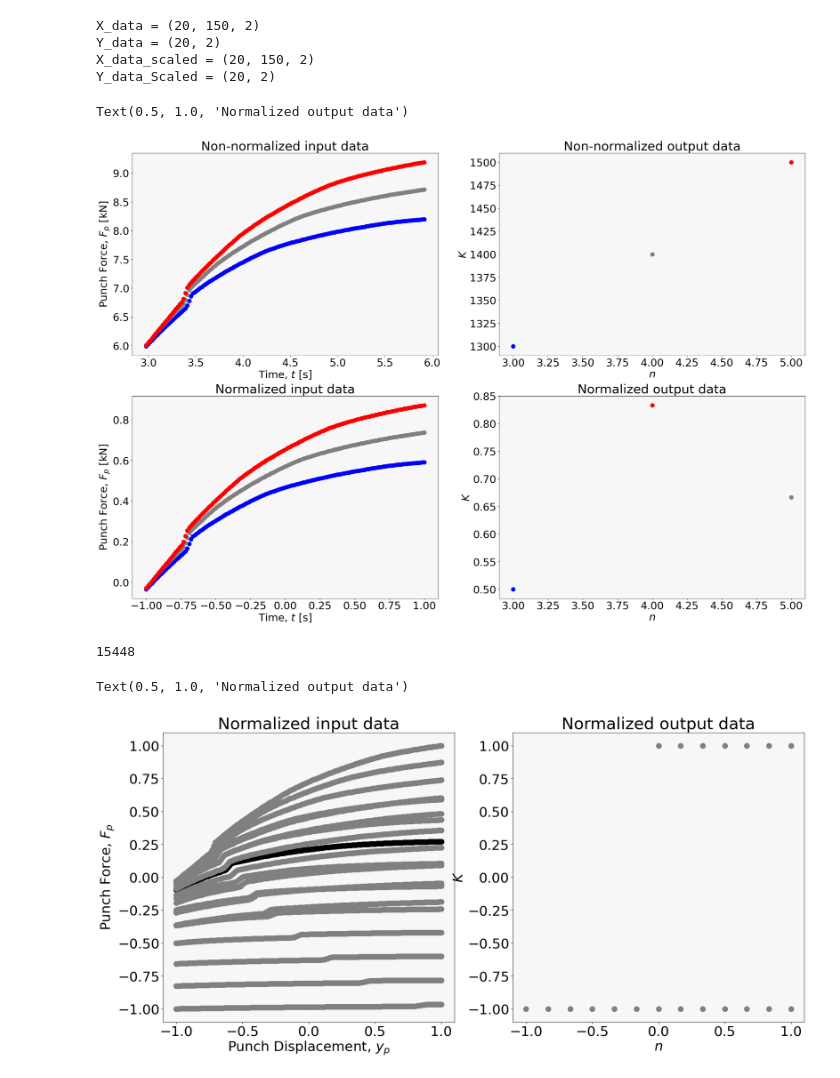
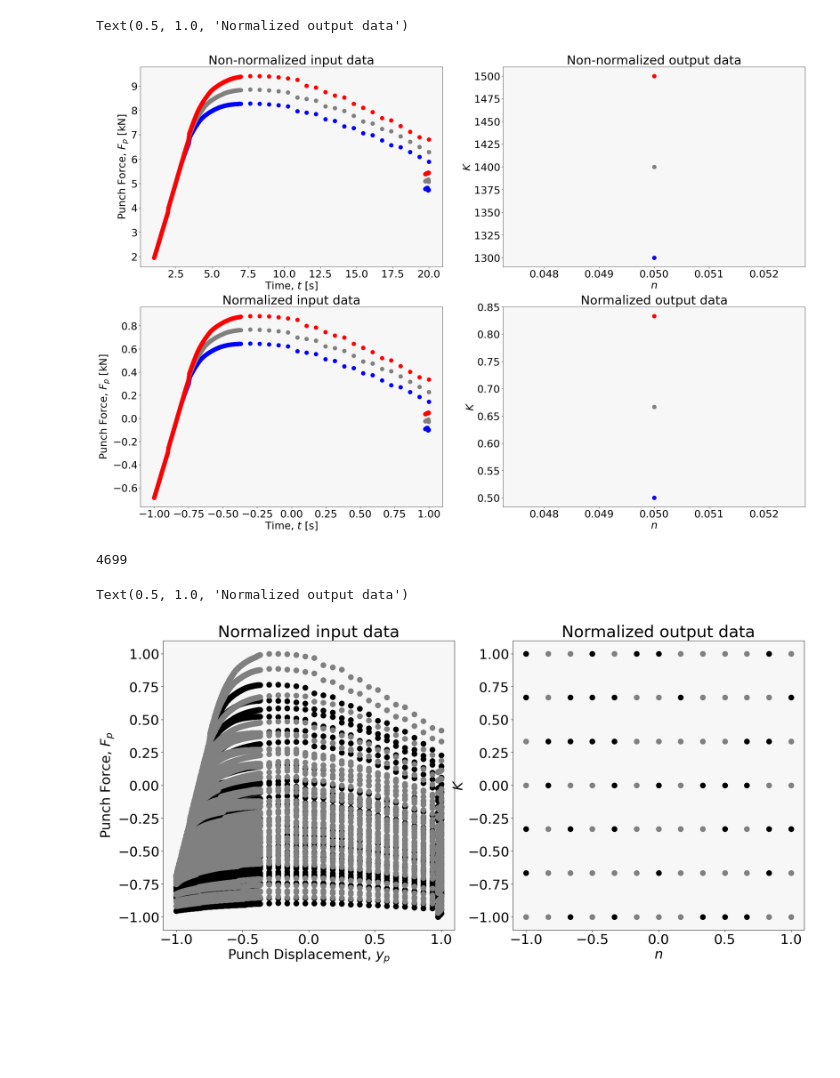
Before and after one commit to DaJaCruz/PhD, a Jupyter notebook: RNN_many2one_StackedLSTM_2Var.ipynb, the cells around one changed output. Drawn from its saved outputs; the diff is of its cells as text; code cells hidden in the pictures; blank space fills up the shorter version.

```diff
--- a/RNN_many2one_StackedLSTM_2Var.ipynb
+++ b/RNN_many2one_StackedLSTM_2Var.ipynb
@@ -70,8 +73,8 @@ Y_data_shaped = Y_data_unique_sorted
 # %%
 #Select the number of cases used
 n_cases = 91
-time_step_1 = 150
-time_step_2 = 300
+time_step_1 = 50
+time_step_2 = 400
 n_timesteps = time_step_2-time_step_1
 total_n_points= n_cases*n_timesteps
 X_data = X_data_shaped[:n_cases, time_step_1:time_step_2, :]
@@ -106,14 +109,9 @@ X_data_scaled = X_data_scaled_shaped.reshape((n_cases, n_timesteps, 2))
 Y_data_scaled = Y_data_scaled_shaped
 # %%
 print('X_data =', X_data.shape)
-print('Y_data =', Y_data.shape)
+print('Y_data =', Y_data)
 print('X_data_scaled =', X_data_scaled.shape)
-print('Y_data_Scaled =', Y_data_scaled.shape)
+print('Y_data_Scaled =', Y_data_scaled)
-# %% [output]
-X_data = (20, 150, 2)
-Y_data = (20, 2)
-X_data_scaled = (20, 150, 2)
-Y_data_Scaled = (20, 2)
 # %%
 #Plots with normalized and Non-normalized inputs
 fig_ANN, ((ax1_ANN, ax2_ANN), (ax3_ANN, ax4_ANN)) = plt.subplots(nrows=2, ncols=2, figsize=(30, 20))
@@ -136,9 +134,9 @@ ax1_ANN.set_title('Non-normalized input data')
 # ax1_ANN.set_xlim([0, 20])
 
 # K-n Points
-ax2_ANN.plot(Case_1, Y_data[Case_1,0], 'o', markersize=10, color='blue') # show normalized training data
-ax2_ANN.plot(Case_2, Y_data[Case_2,0], 'o', markersize=10, color='gray') # show normalized training data
-ax2_ANN.plot(Case_3, Y_data[Case_3,0], 'o', markersize=10, color='red') # show normalized training data
+ax2_ANN.plot(Y_data[Case_1,1], Y_data[Case_1,0], 'o', markersize=10, color='blue') # show normalized training data
+ax2_ANN.plot(Y_data[Case_2,1], Y_data[Case_2,0], 'o', markersize=10, color='gray') # show normalized training data
+ax2_ANN.plot(Y_data[Case_3,1], Y_data[Case_3,0], 'o', markersize=10, color='red') # show normalized training data
 ax2_ANN.set_ylabel('$K$')
 ax2_ANN.set_xlabel('$n$')
 ax2_ANN.set_title('Non-normalized output data')
@@ -159,9 +157,9 @@ ax3_ANN.set_title('Normalized input data')
 # ax3_ANN.set_xlim([-1, 1])
 
 # K-n Points
-ax4_ANN.plot(Case_1, Y_data_scaled[Case_1,0], 'o', markersize=10, color='blue') # show normalized training data
-ax4_ANN.plot(Case_3, Y_data_scaled[Case_2,0], 'o', markersize=10, color='gray') # show normalized training data
-ax4_ANN.plot(Case_2, Y_data_scaled[Case_3,0], 'o', markersize=10, color='red') # show normalized training data
+ax4_ANN.plot(Y_data[Case_1,1], Y_data_scaled[Case_1,0], 'o', markersize=10, color='blue') # show normalized training data
+ax4_ANN.plot(Y_data[Case_2,1], Y_data_scaled[Case_2,0], 'o', markersize=10, color='gray') # show normalized training data
+ax4_ANN.plot(Y_data[Case_3,1], Y_data_scaled[Case_3,0], 'o', markersize=10, color='red') # show normalized training data
 ax4_ANN.set_ylabel('$K$')
 ax4_ANN.set_xlabel('$n$')
 ax4_ANN.set_title('Normalized output data')
@@ -175,17 +173,17 @@ ax4_ANN.set_title('Normalized output data')
 # fig_ANN.set_size_inches(22, 10)
 # %% [output]
 Text(0.5, 1.0, 'Normalized output data')
-[figure, old version]
+[figure, new version]
 # %%
 print(Y_data_scaled[:,0,:])
 # %%
 # Divide datasets into train and test
 
-# seed = random.randint(1, 50000) # set a random seed to replicate results
-seed = 15448
+seed = random.randint(1, 50000) # set a random seed to replicate results
+# seed = 15448
 np.random.seed(seed)
 
-testvalset_ratio = 0.01 # ratio of test set points from the dataset
+testvalset_ratio = 0.4 # ratio of test set points from the dataset
 
 X_train_scaled, X_test_scaled, Y_train_scaled, Y_test_scaled = train_test_split(X_data_scaled, Y_data_scaled,
                                                     test_size=testvalset_ratio,random_state=seed
@@ -193,38 +191,39 @@ X_train_scaled, X_test_scaled, Y_train_scaled, Y_test_scaled = train_test_split(
 
 print(seed)
 # %% [output]
-15448
+4699
 # %%
 #Plots with normalized and Non-normalized outputs
 fig_ANN, (ax1_ANN, ax2_ANN) = plt.subplots(1,2)
 
 cases = np.arange(1, n_cases+1, 1)
 
 ax1_ANN.plot(X_test_scaled[:,:,0], X_test_scaled[:,:,1], 'o', markersize=10, color='black', label="testing points") # show normalized training data
 ax1_ANN.plot(X_train_scaled[:,:,0], X_train_scaled[:,:,1], 'o', markersize=10, color='gray', label="training points") # show normalized training data
 ax1_ANN.set_ylabel('Punch Force, $F_p$')
 ax1_ANN.set_xlabel('Punch Displacement, $y_p$')
 ax1_ANN.set_title('Normalized input data')
 # ax1_ANN.legend(['training', 'testing', 'validation'], loc='upper right')
 #ax1_ANN.grid(True, color='gray', linestyle='-')
 # ax1_ANN.set_ylim([-1.25, 1.25])
 # ax1_ANN.set_xlim([-1.25, 1.25])
 # Create figure with specified size
 fig_ANN.set_size_inches(22, 10)
 
 # K-n Points
-ax2_ANN.plot(Y_data_scaled[:,0], Y_data_scaled[:,1], 'o', markersize=10, color='gray') # show normalized training data
+ax2_ANN.plot(Y_test_scaled[:,0], Y_test_scaled[:,1], 'o', markersize=10, color='black') # show normalized training data
+ax2_ANN.plot(Y_train_scaled[:,0], Y_train_scaled[:,1], 'o', markersize=10, color='gray') # show normalized training data
 # ax2_ANN.plot(cases, Y_test_scaled, 'o', markersize=10, color='black', label="testing points") # show normalized training data
 ax2_ANN.set_ylabel('$K$')
 ax2_ANN.set_xlabel('$n$')
 ax2_ANN.set_title('Normalized output data')
 # ax2_ANN.legend(['training', 'testing', 'validation'], loc='upper right')
 #ax1_ANN.grid(True, color='gray', linestyle='-')
 # ax2_ANN.set_ylim([-1.25, 1.25])
 # ax2_ANN.set_xlim([-1.25, 1.25])
 # %% [output]
 Text(0.5, 1.0, 'Normalized output data')
-[figure, old version]
+[figure, new version]
 # %%
 # Build the Bidirectional LSTM model
 model = Sequential()
```
Also changed, not shown: parts of 8 cells of this notebook.
